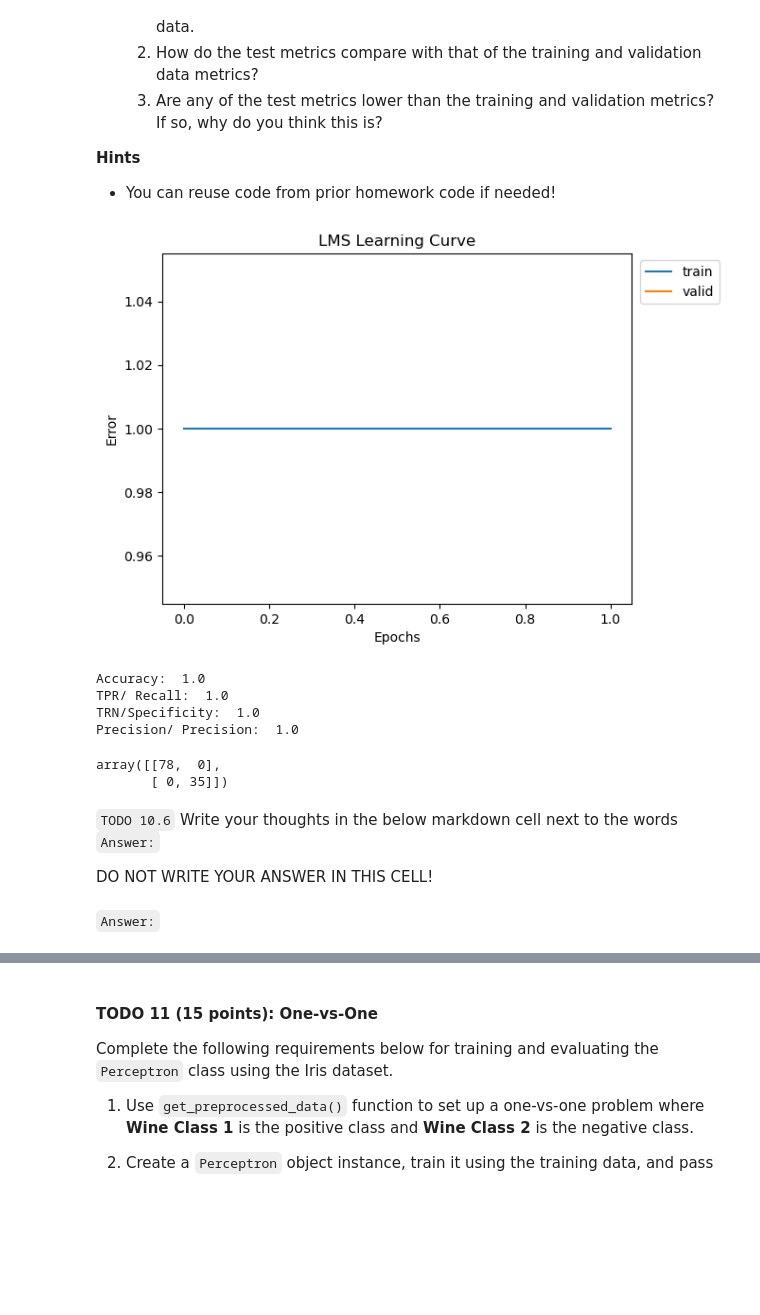
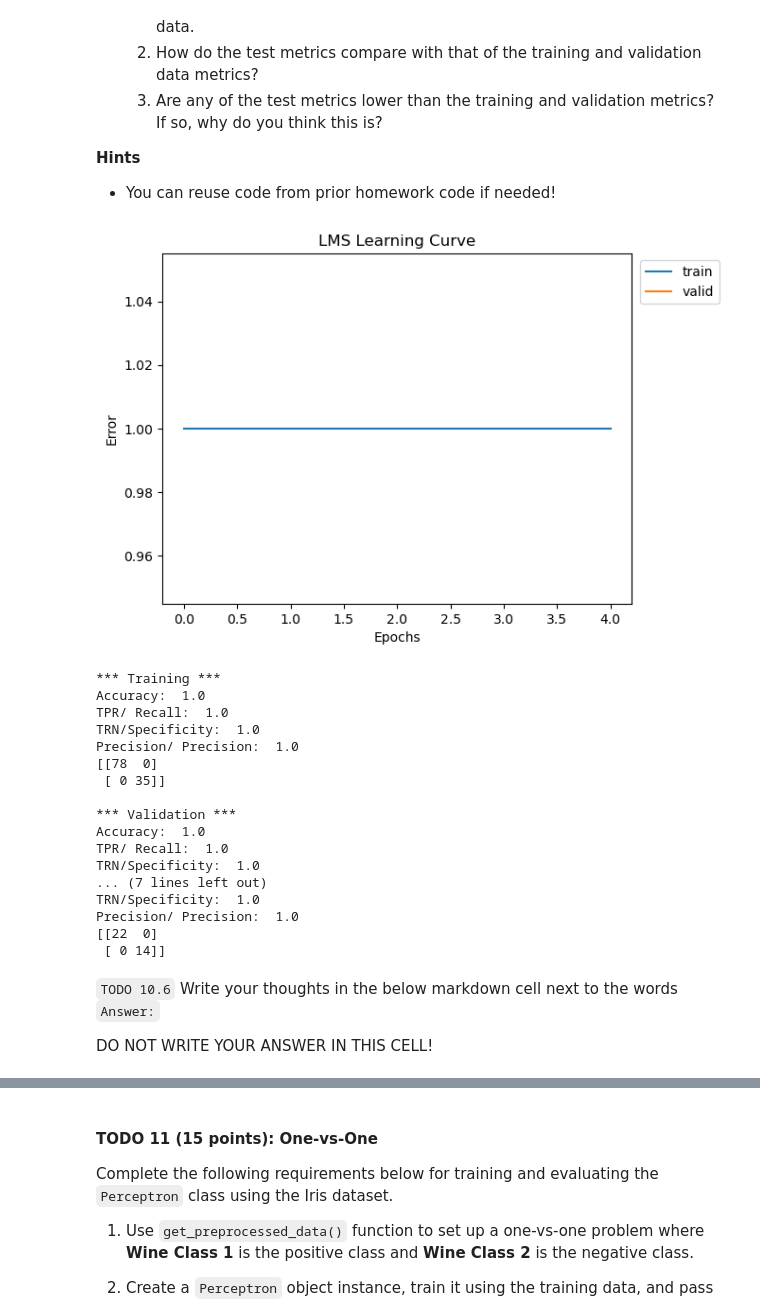
Before and after one commit to pmb-7684/Intro_MachineLearning, a Jupyter notebook: Assignments/hw-perceptron_pmb.ipynb, the cells around one changed output, grey strips where cells are left out. Saved outputs shown, nothing was run; the diff lists cells and outputs as text; code cells hidden in the pictures; blank space fills up the shorter version.

Commit message:
Update hw-perceptron_pmb.ipynb
final update

```diff
--- a/Assignments/hw-perceptron_pmb.ipynb
+++ b/Assignments/hw-perceptron_pmb.ipynb
@@ -950,48 +950,81 @@ Complete the following requirements below for training and evaluating the `Perce
 # TODO 10.1-10.5
 X_trn, y_trn, X_vld, y_vld, X_tst, y_tst = get_preprocessed_data(pos_class=[0], neg_class=[1,2])
 
 perceptron = Perceptron(alpha=.5, epochs=5)
 
 perceptron.fit(X_trn, y_trn)
 y_hat = perceptron.predict(X_trn)
-
-perceptron.fit(X_vld, y_vld)
 y_hat_vld = perceptron.predict(X_vld)
-
-perceptron.fit(X_tst, y_tst)
 y_hat_tst = perceptron.predict(X_tst)
 
 
 ## Plotting Code ###
 #Plot learning curve
 plt.plot(perceptron.trn_acc, label='train')
 plt.plot(perceptron.vld_acc, label='valid')
 plt.title("LMS Learning Curve")
 plt.xlabel("Epochs")
 plt.ylabel("Error")
 plt.legend(bbox_to_anchor=(1.2, 1.00))
 plt.show()
 
+# training
+print("*** Training ***")
 print("Accuracy: ",accuracy(y_trn, y_hat))
 
 print("TPR/ Recall: ",tpr(y_trn, y_hat))
 
 print("TRN/Specificity: ",tnr(y_trn, y_hat))
 
 print("Precision/ Precision: ",ppv(y_trn, y_hat))
 
-confusion_matrix(y_trn, y_hat)
+print(confusion_matrix(y_trn, y_hat))
+print("  ")
+
+# validation
+print("*** Validation ***")
+print("Accuracy: ",accuracy(y_vld, y_hat_vld))
+
+print("TPR/ Recall: ",tpr(y_vld, y_hat_vld))
+
+print("TRN/Specificity: ",tnr(y_vld, y_hat_vld))
+
+print("Precision/ Precision: ",ppv(y_vld, y_hat_vld))
+
+print(confusion_matrix(y_vld, y_hat_vld))
+print("  ")
+
+# testing
+print("*** Testing ***")
+print("Accuracy: ",accuracy(y_tst, y_hat_tst))
+
+print("TPR/ Recall: ",tpr(y_tst, y_hat_tst))
+
+print("TRN/Specificity: ",tnr(y_tst, y_hat_tst))
+
+print("Precision/ Precision: ",ppv(y_tst, y_hat_tst))
+
+print(confusion_matrix(y_tst, y_hat_tst))
 # %% [output]
-[figure, old version]
+[figure, new version]
+*** Training ***
 Accuracy:  1.0
 TPR/ Recall:  1.0
 TRN/Specificity:  1.0
 Precision/ Precision:  1.0
+[[78  0]
+ [ 0 35]]
+
+*** Validation ***
+Accuracy:  1.0
+TPR/ Recall:  1.0
+TRN/Specificity:  1.0
+... (7 lines left out)
+TRN/Specificity:  1.0
+Precision/ Precision:  1.0
+[[22  0]
+ [ 0 14]]
-array([[78,  0],
-       [ 0, 35]])
 # %% [markdown]
 `TODO 10.6` Write your thoughts in the below markdown cell next to the words `Answer:`
 
 DO NOT WRITE YOUR ANSWER IN THIS CELL!
-# %% [markdown]
-`Answer:`
```
Also changed, not shown: parts of 4 cells of this notebook.
